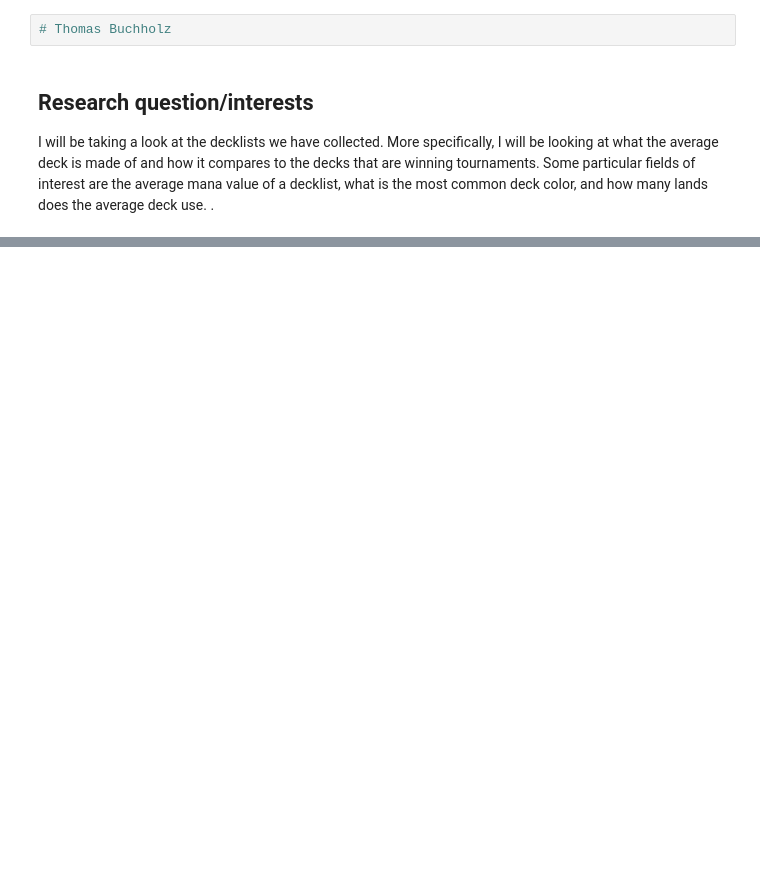
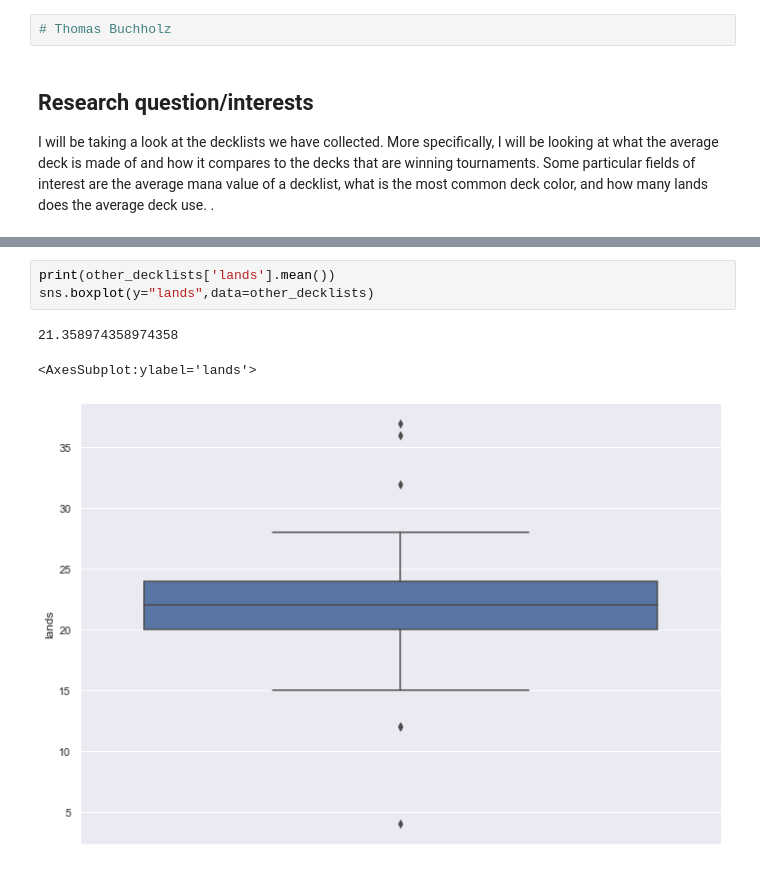
Before and after one commit to data301-2021-winter1/project-group69-project, a Jupyter notebook: notebooks/analysis1.ipynb, the cells around one changed output, grey strips where cells are left out. Saved outputs shown, nothing was run; the diff lists cells and outputs as text; blank space fills up the shorter version.

```diff
--- a/notebooks/analysis1.ipynb
+++ b/notebooks/analysis1.ipynb
@@ -67,0 +82,7 @@ plot.set_ylim([0,1])
+# %%
+print(other_decklists['lands'].mean())
+sns.boxplot(y="lands",data=other_decklists)
+# %% [output]
+21.358974358974358
+<AxesSubplot:ylabel='lands'>
+[figure, added]
```
Also changed, not shown: parts of 14 cells of this notebook, 1 other file.
